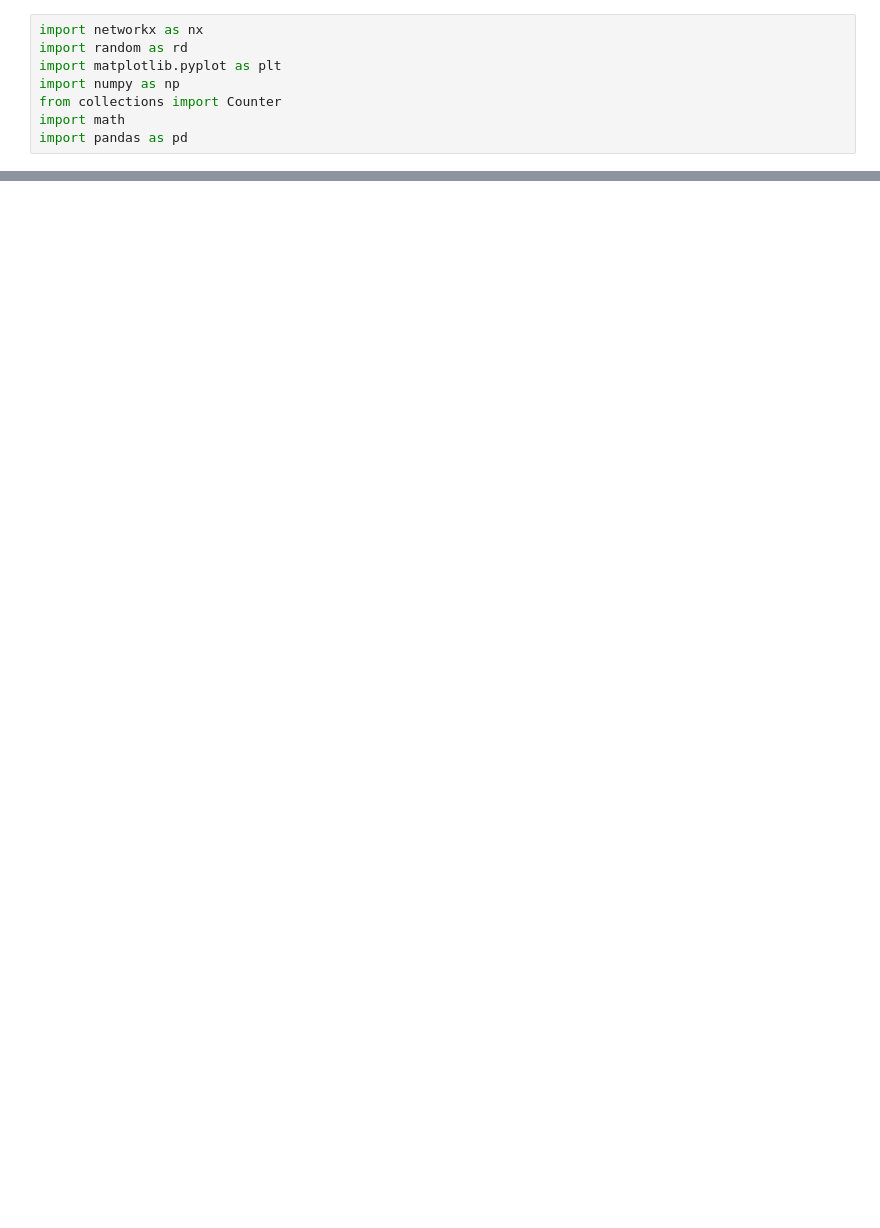
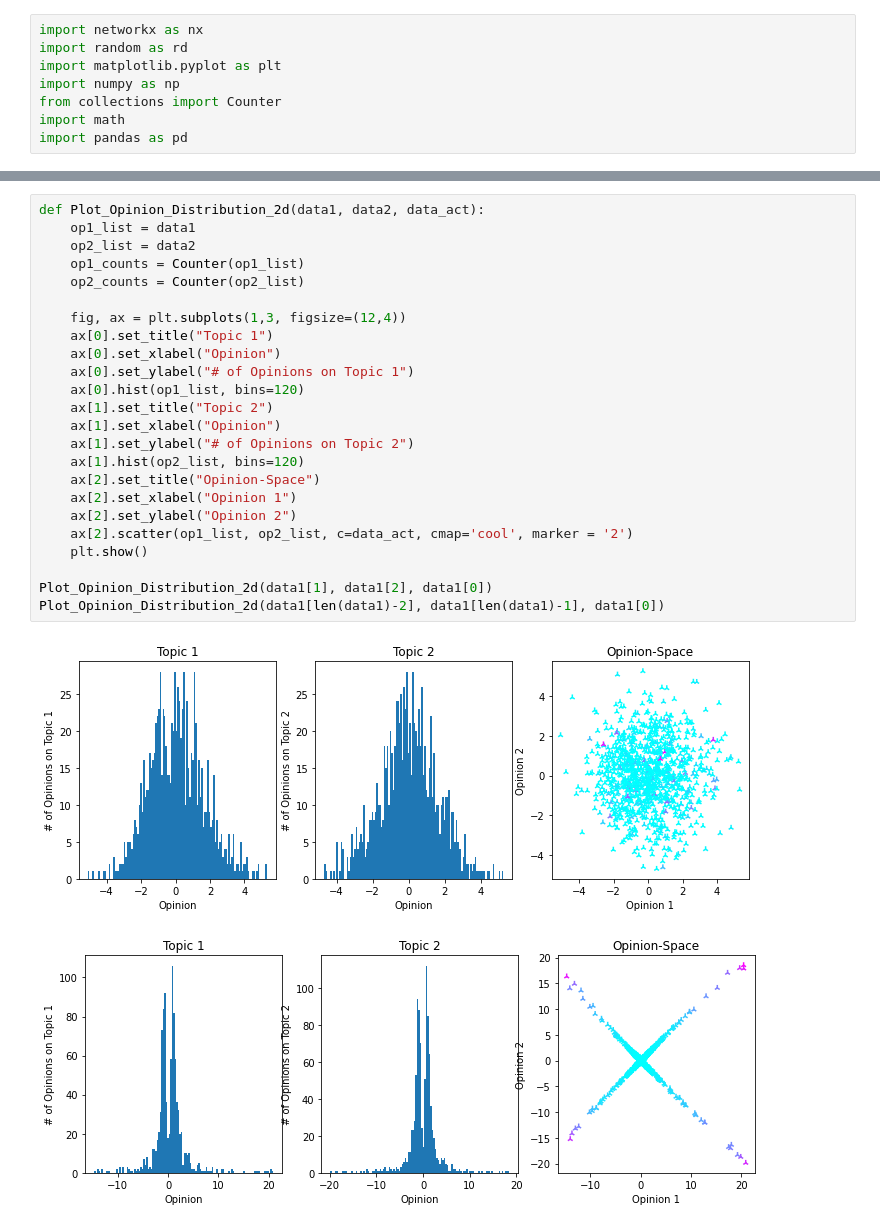
Before and after one commit to RobinDanek/Bachelorproject, a Jupyter notebook: active_nodes_vs_number_nodes.ipynb, the cells around one changed output, grey strips where cells are left out. Drawn from its saved outputs; the diff is of its cells as text; blank space fills up the shorter version.

```diff
--- a/active_nodes_vs_number_nodes.ipynb
+++ b/active_nodes_vs_number_nodes.ipynb
@@ -128,0 +116,27 @@ R²: 0.20716506677731195
+# %%
+def Plot_Opinion_Distribution_2d(data1, data2, data_act):
+    op1_list = data1
+    op2_list = data2
+    op1_counts = Counter(op1_list)
+    op2_counts = Counter(op2_list)
+
+    fig, ax = plt.subplots(1,3, figsize=(12,4))
+    ax[0].set_title("Topic 1")
+    ax[0].set_xlabel("Opinion")
+    ax[0].set_ylabel("# of Opinions on Topic 1")
+    ax[0].hist(op1_list, bins=120)
+    ax[1].set_title("Topic 2")
+    ax[1].set_xlabel("Opinion")
+    ax[1].set_ylabel("# of Opinions on Topic 2")
+    ax[1].hist(op2_list, bins=120)
+    ax[2].set_title("Opinion-Space")
+    ax[2].set_xlabel("Opinion 1")
+    ax[2].set_ylabel("Opinion 2")
+    ax[2].scatter(op1_list, op2_list, c=data_act, cmap='cool', marker = '2')
+    plt.show()
+
+Plot_Opinion_Distribution_2d(data1[1], data1[2], data1[0])
+Plot_Opinion_Distribution_2d(data1[len(data1)-2], data1[len(data1)-1], data1[0])
+# %% [output]
+[figure, added]
+[figure, added]
```
Also changed, not shown: parts of 3 cells of this notebook, 3 other files.
